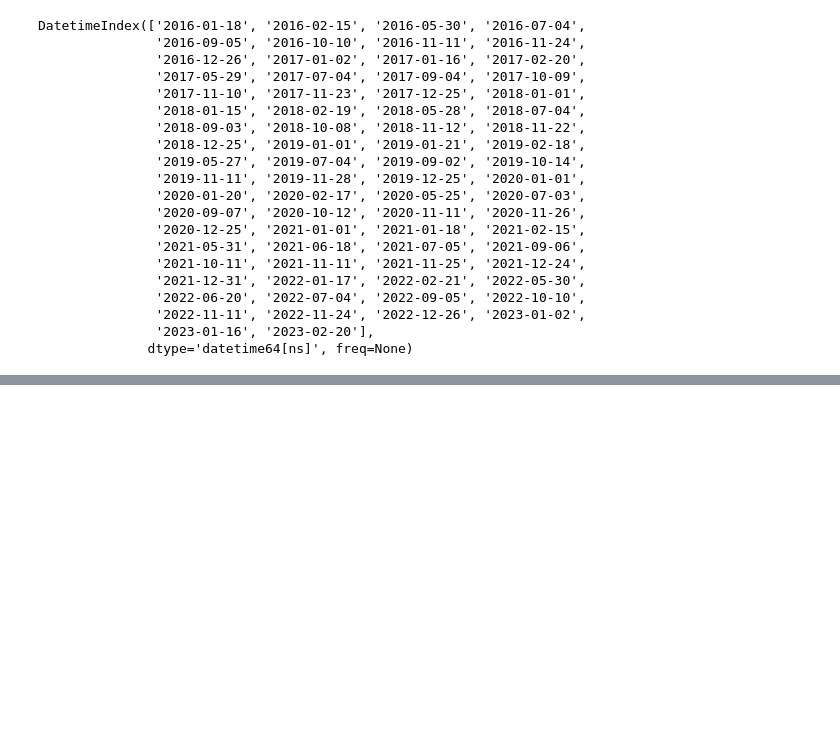
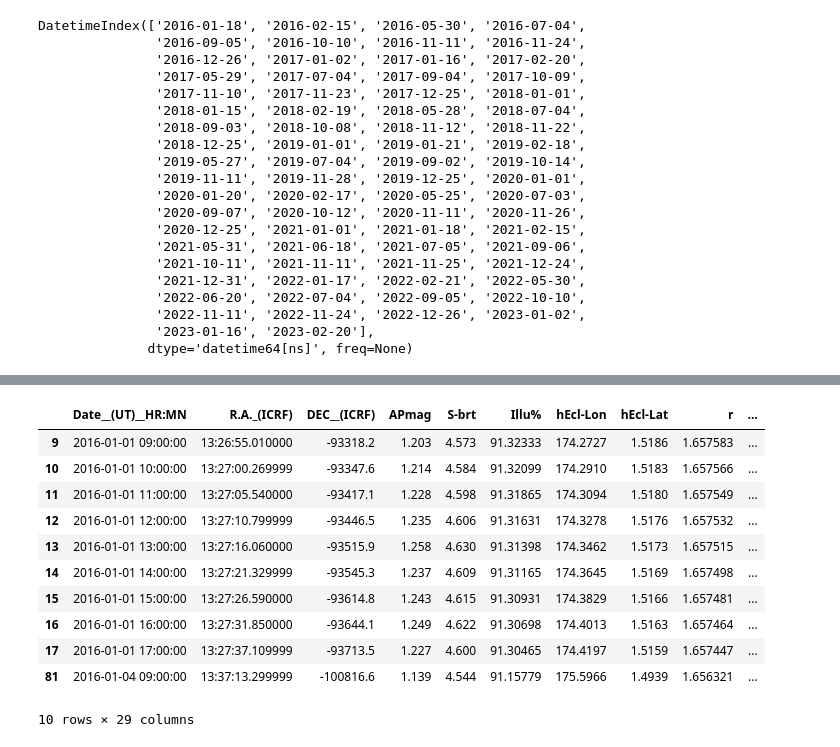
Before and after one commit to makibrte/finance-team, a Jupyter notebook: Data/alexNote.ipynb, the cells around one changed output, grey strips where cells are left out. Drawn from its saved outputs; the diff is of its cells as text; code cells hidden in the pictures; blank space fills up the shorter version.

```diff
--- a/Data/alexNote.ipynb
+++ b/Data/alexNote.ipynb
@@ -273,0 +262,15 @@ work_hour_df.shape
+# %%
+work_hour_df.head(10)
+# %% [output]
+|  | Date__(UT)__HR:MN | R.A._(ICRF) | DEC__(ICRF) | APmag | S-brt | Illu% | hEcl-Lon | hEcl-Lat | r | ... |
+| 9 | 2016-01-01 09:00:00 | 13:26:55.010000 | -93318.2 | 1.203 | 4.573 | 91.32333 | 174.2727 | 1.5186 | 1.657583 | ... |
+| 10 | 2016-01-01 10:00:00 | 13:27:00.269999 | -93347.6 | 1.214 | 4.584 | 91.32099 | 174.2910 | 1.5183 | 1.657566 | ... |
+| 11 | 2016-01-01 11:00:00 | 13:27:05.540000 | -93417.1 | 1.228 | 4.598 | 91.31865 | 174.3094 | 1.5180 | 1.657549 | ... |
+| 12 | 2016-01-01 12:00:00 | 13:27:10.799999 | -93446.5 | 1.235 | 4.606 | 91.31631 | 174.3278 | 1.5176 | 1.657532 | ... |
+| 13 | 2016-01-01 13:00:00 | 13:27:16.060000 | -93515.9 | 1.258 | 4.630 | 91.31398 | 174.3462 | 1.5173 | 1.657515 | ... |
+| 14 | 2016-01-01 14:00:00 | 13:27:21.329999 | -93545.3 | 1.237 | 4.609 | 91.31165 | 174.3645 | 1.5169 | 1.657498 | ... |
+| 15 | 2016-01-01 15:00:00 | 13:27:26.590000 | -93614.8 | 1.243 | 4.615 | 91.30931 | 174.3829 | 1.5166 | 1.657481 | ... |
+| 16 | 2016-01-01 16:00:00 | 13:27:31.850000 | -93644.1 | 1.249 | 4.622 | 91.30698 | 174.4013 | 1.5163 | 1.657464 | ... |
+| 17 | 2016-01-01 17:00:00 | 13:27:37.109999 | -93713.5 | 1.227 | 4.600 | 91.30465 | 174.4197 | 1.5159 | 1.657447 | ... |
+| 81 | 2016-01-04 09:00:00 | 13:37:13.299999 | -100816.6 | 1.139 | 4.544 | 91.15779 | 175.5966 | 1.4939 | 1.656321 | ... |
+10 rows × 29 columns
```
Also changed, not shown: parts of 18 cells of this notebook.
